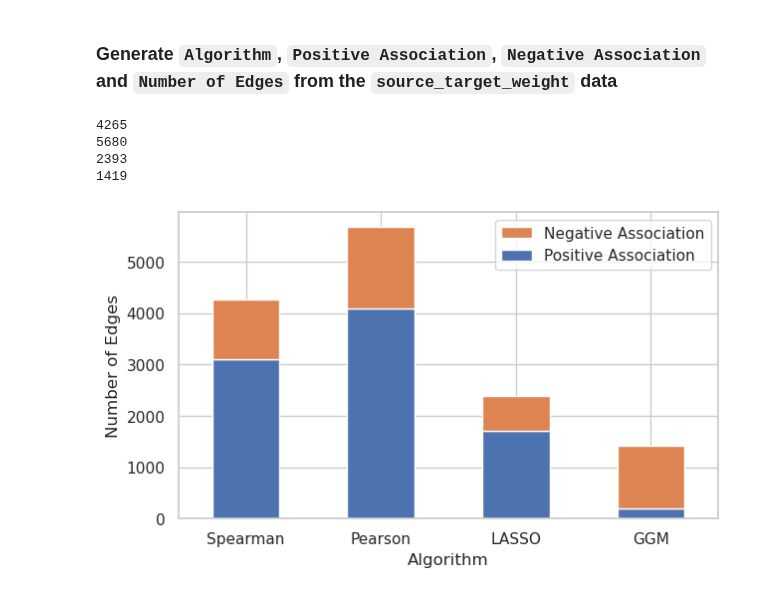
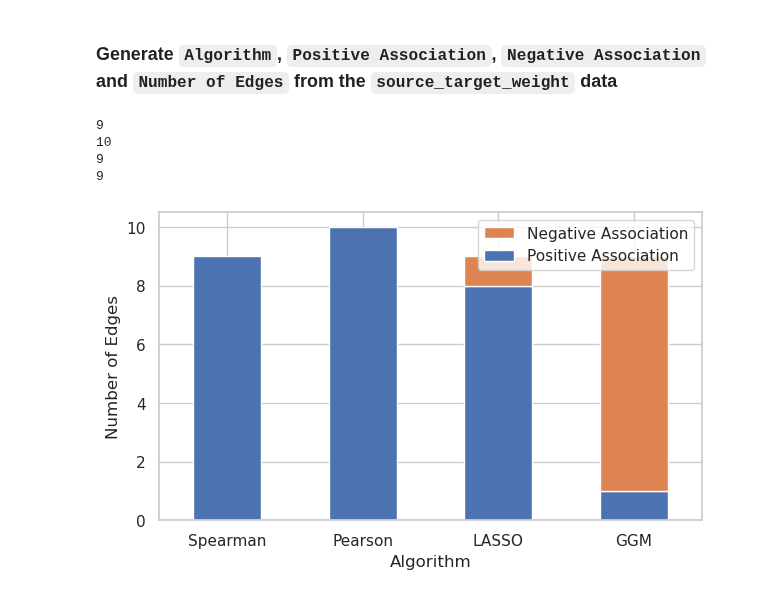
Before and after one commit to EngineerDanny/CS685-Microbe-Network-Research-Code, a Jupyter notebook: model_complexity/source_target/analyze_script.ipynb, the cells around one changed output. Saved outputs shown, nothing was run; the diff lists cells and outputs as text; code cells hidden in the pictures.

```diff
--- a/model_complexity/source_target/analyze_script.ipynb
+++ b/model_complexity/source_target/analyze_script.ipynb
@@ -195,10 +197,11 @@ import pandas as pd
 import matplotlib.pyplot as plt
 import seaborn as sns
 
-dataset_name = "amgut1"
+# dataset_name = "amgut1"
 # dataset_name = "amgut2"
-# dataset_name = "crohns"
+dataset_name = "crohns"
 # dataset_name = "ioral"
+
 algorithm_dict = {
     "Spearman": f"{dataset_name}_Spearman_source_target.csv",
     "Pearson": f"{dataset_name}_Pearson_source_target.csv",
@@ -224,36 +227,36 @@ algo_edges_df = pd.concat(algo_edges_df_list)
 
 # plot the stacked bar plot using matplotlib
 sns.set(style="whitegrid")
 ax = algo_edges_df.set_index('Algorithm').plot.bar(
     stacked=True, figsize=(7, 4))
 
 # set the labels and title
 plt.xlabel("Algorithm")
 plt.ylabel("Number of Edges")
 # plt.title("Number of Edges by Algorithm and Association")
 
 # draw a horizontal line at y=8000
 # ax.axhline(y=8128, color='red', linestyle='--')
 
 # add a text annotation
 # ax.text(x=0.5, y=8500, s='Maximum number of edges = 8128', color='red')
 
 # make the x-axis labels horizontal
 ax.set_xticklabels(ax.get_xticklabels(), rotation=0)
 
 # get handles and labels
 handles, labels = plt.gca().get_legend_handles_labels()
 order = [1, 0]
 plt.legend([handles[idx] for idx in order], [labels[idx] for idx in order])
 
 # save the plot and give it 900dpi resolution
-plt.savefig(f'{dataset_name}_stacked-bar-plot.png', dpi=1000, bbox_inches='tight')
+# plt.savefig(f'{dataset_name}_stacked-bar-plot.png', dpi=1000, bbox_inches='tight')
 
 # show the plot
 plt.show()
 # %% [output]
-4265
-5680
-2393
-1419
+9
+10
+9
+9
-[figure, old version]
+[figure, new version]
```
Also changed, not shown: parts of 6 cells of this notebook, 4 other files.
